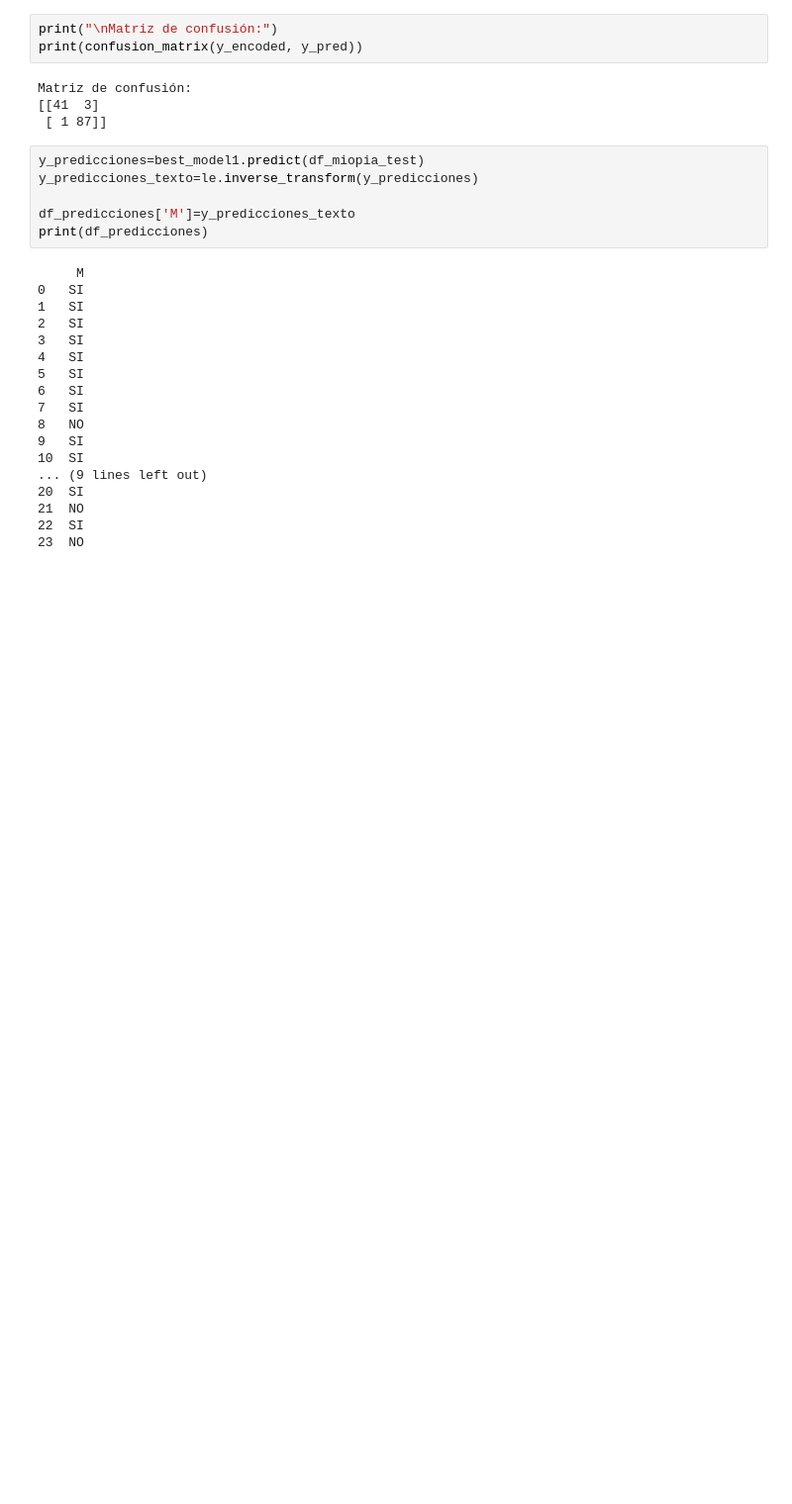
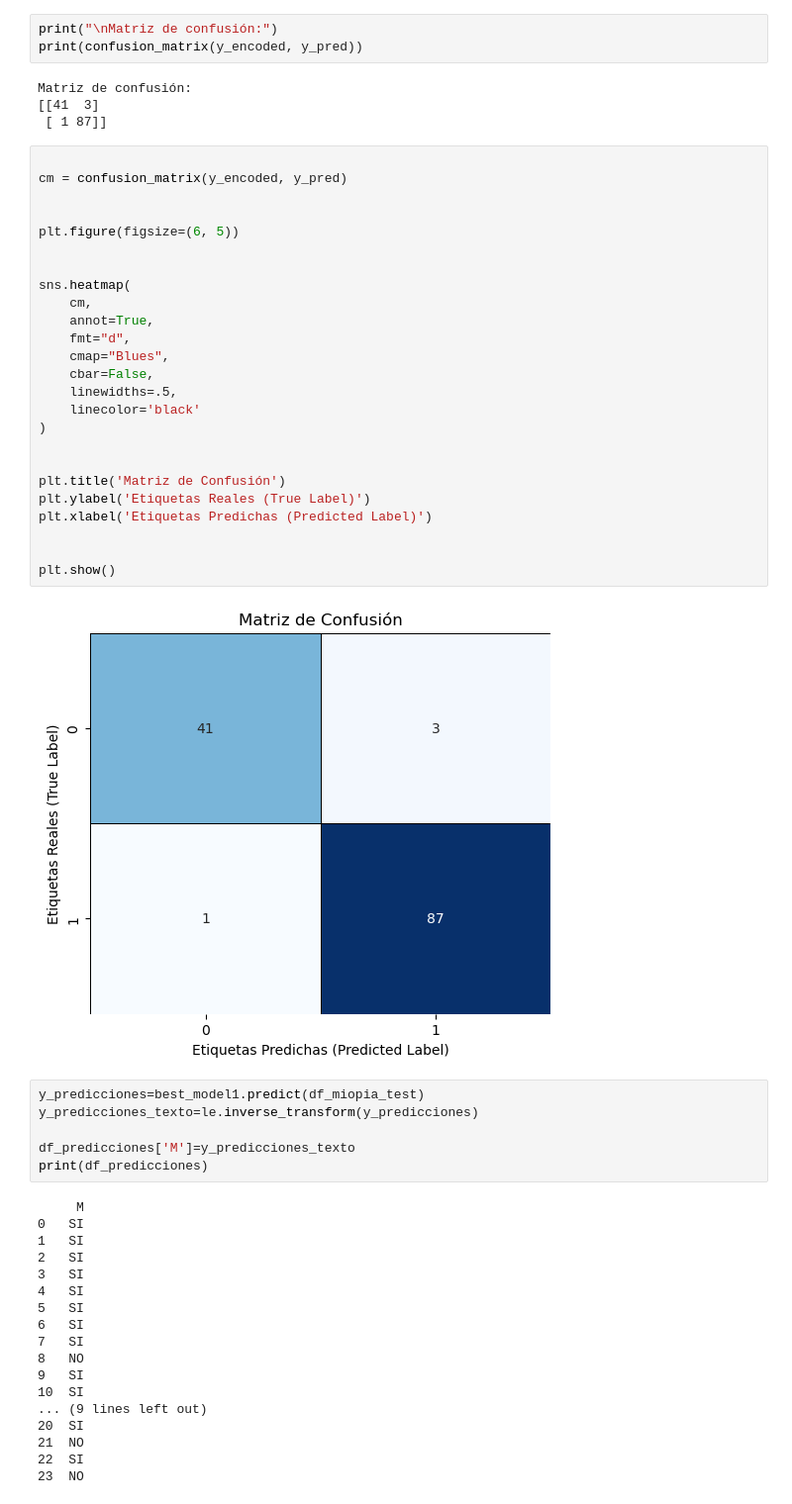
Before and after one commit to manolin20/ml_project, a Jupyter notebook: project.ipynb, the cells around one changed output. Shown: that part at 99% size. Drawn from its saved outputs; the diff is of its cells as text; blank space fills up the shorter version.

Commit message:
matrix

```diff
--- a/project.ipynb
+++ b/project.ipynb
@@ -307,6 +323,33 @@ print(confusion_matrix(y_encoded, y_pred))
 Matriz de confusión:
 [[41  3]
  [ 1 87]]
+# %%
+
+cm = confusion_matrix(y_encoded, y_pred)
+
+
+plt.figure(figsize=(6, 5))
+
+
+sns.heatmap(
+    cm,
+    annot=True,
+    fmt="d",
+    cmap="Blues",
+    cbar=False,
+    linewidths=.5,
+    linecolor='black'
+)
+
+
+plt.title('Matriz de Confusión')
+plt.ylabel('Etiquetas Reales (True Label)')
+plt.xlabel('Etiquetas Predichas (Predicted Label)')
+
+
+plt.show()
+# %% [output]
+[figure, added]
 # %%
 y_predicciones=best_model1.predict(df_miopia_test)
 y_predicciones_texto=le.inverse_transform(y_predicciones)
```
Also changed, not shown: parts of 4 cells of this notebook.
